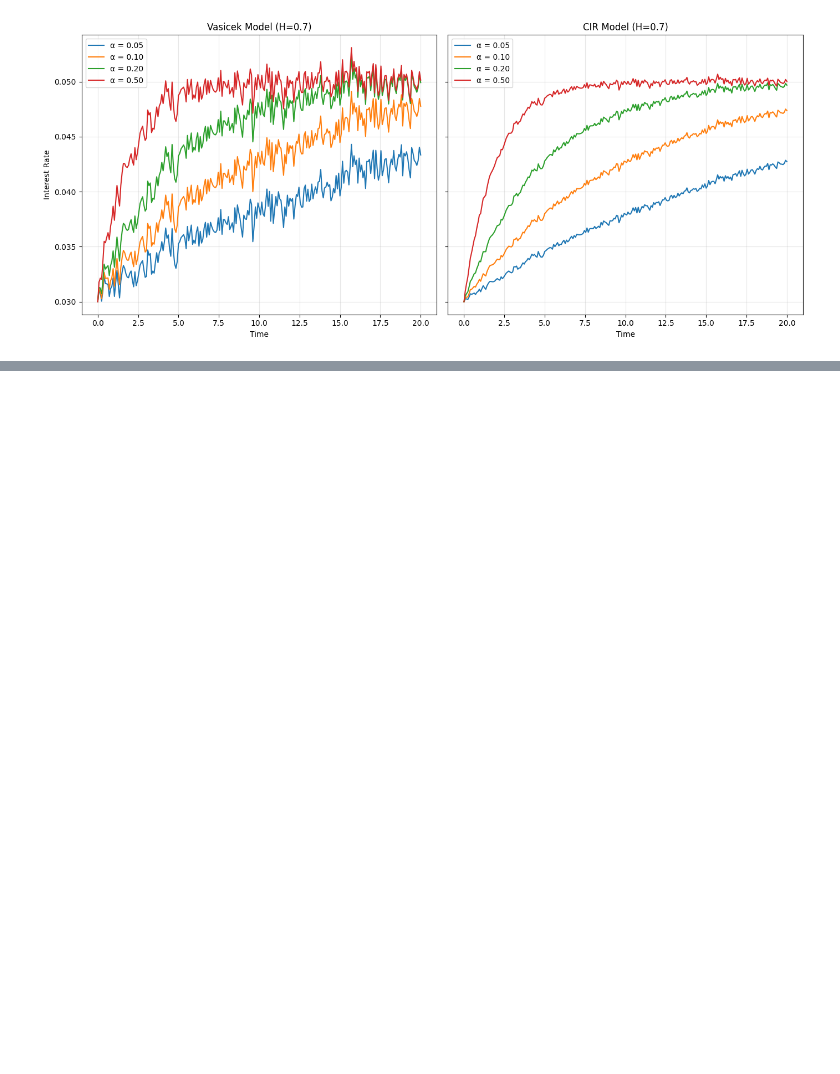
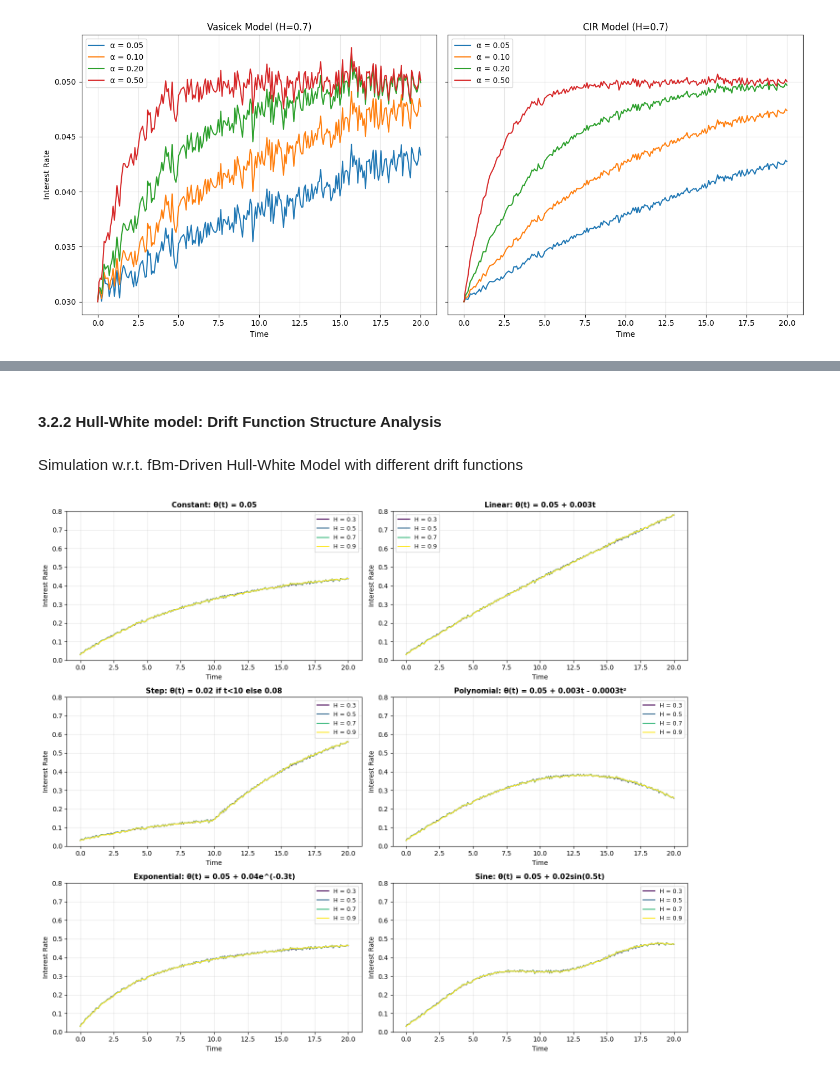
Before and after one commit to katieli0828/Dissertation, a Jupyter notebook: CH3_model_formulation.ipynb, the cells around one changed output, grey strips where cells are left out. Drawn from its saved outputs; the diff is of its cells as text; code cells hidden in the pictures; blank space fills up the shorter version.

```diff
--- a/CH3_model_formulation.ipynb
+++ b/CH3_model_formulation.ipynb
@@ -232,0 +372,77 @@ plt.show()
+# %% [markdown]
+#### 3.2.2 Hull-White model: Drift Function Structure Analysis
+# %% [markdown]
+Simulation w.r.t. fBm-Driven Hull-White Model with different drift functions
+# %%
+# === Hull-White Model Simulator ===
+class HullWhiteModel:
+    def __init__(self, alpha=0.1, sigma=0.02, r0=0.03, theta_func=None):
+        self.alpha = alpha
+        self.sigma = sigma
+        self.r0 = r0
+        self.theta_func = theta_func if theta_func is not None else (lambda t: 0.05)
+
+    def simulate(self, fbm_path, dt):
+        n = len(fbm_path) - 1
+        r = np.zeros(n + 1)
+        r[0] = self.r0
+        for i in range(1, n + 1):
+            t = i * dt
+            dBH = fbm_path[i] - fbm_path[i - 1]
+            theta_t = self.theta_func(t)
+            dr = (theta_t - self.alpha * r[i - 1]) * dt + self.sigma * dBH / np.sqrt(dt)
+            r[i] = r[i - 1] + dr
+        return r
+
+# === Simulation ===
+def simulate_fbm_hullwhite(H=0.5, n=252, T=20.0, seed=2024, theta_func=None):
+    fbm_sim = FBMSimulator(n, T, H)
+    fbm_path = fbm_sim.generate_fbm_path(seed=seed)
+    t = np.linspace(0, T, n + 1)
+    dt = T / n
+    hullwhite = HullWhiteModel(theta_func=theta_func)
+    r_path = hullwhite.simulate(fbm_path, dt)
+    return t, r_path
+
+# === Theta functions ===
+def theta_constant(t): return 0.05
+def theta_linear(t): return 0.05 + 0.003 * t
+def theta_step(t): return 0.02 if t < 10 else 0.08
+def theta_polynomial(t): return 0.05 + 0.003*t - 0.0003*t**2
+def theta_exponential(t): return 0.05 + 0.04 * np.exp(-0.3 * t)
+def theta_sine(t): return 0.05 + 0.02 * np.sin(0.5 * t)
+
+# === Plot Function ===
+def plot_six_theta_functions(H_values=[0.3, 0.5, 0.7, 0.9], n=252, T=20.0, seed=2024):
+    theta_functions = [
+        (theta_constant, "Constant: θ(t) = 0.05"),
+        (theta_linear, "Linear: θ(t) = 0.05 + 0.003t"),
+        (theta_step, "Step: θ(t) = 0.02 if t<10 else 0.08"),
+        (theta_polynomial, "Polynomial: θ(t) = 0.05 + 0.003t - 0.0003t²"),
+        (theta_exponential, "Exponential: θ(t) = 0.05 + 0.04e^(-0.3t)"),
+        (theta_sine, "Sine: θ(t) = 0.05 + 0.02sin(0.5t)")
+    ]
+
+    fig, axes = plt.subplots(3, 2, figsize=(14, 12))
+    axes = axes.flatten()
+    colors = plt.cm.viridis(np.linspace(0, 1, len(H_values)))
+
+    for idx, (theta_func, theta_name) in enumerate(theta_functions):
+        ax = axes[idx]
+        for i, H in enumerate(H_values):
+            t, r_path = simulate_fbm_hullwhite(H=H, n=n, T=T, seed=seed, theta_func=theta_func)
+            ax.plot(t, r_path, label=f'H = {H}', color=colors[i], linewidth=1.5)
+        ax.set_title(theta_name, fontsize=11, fontweight='bold')
+        ax.set_xlabel('Time', fontsize=10)
+        ax.set_ylabel('Interest Rate', fontsize=10)
+        ax.grid(True, alpha=0.3)
+        ax.legend(fontsize=9)
+        ax.set_ylim(0, 0.8)
+
+    plt.tight_layout()
+    return fig
+
+# Plot and show the 6-panel figure
+fig = plot_six_theta_functions()
+# %% [output]
+[figure, added]
```
Also changed, not shown: parts of 10 cells of this notebook.
